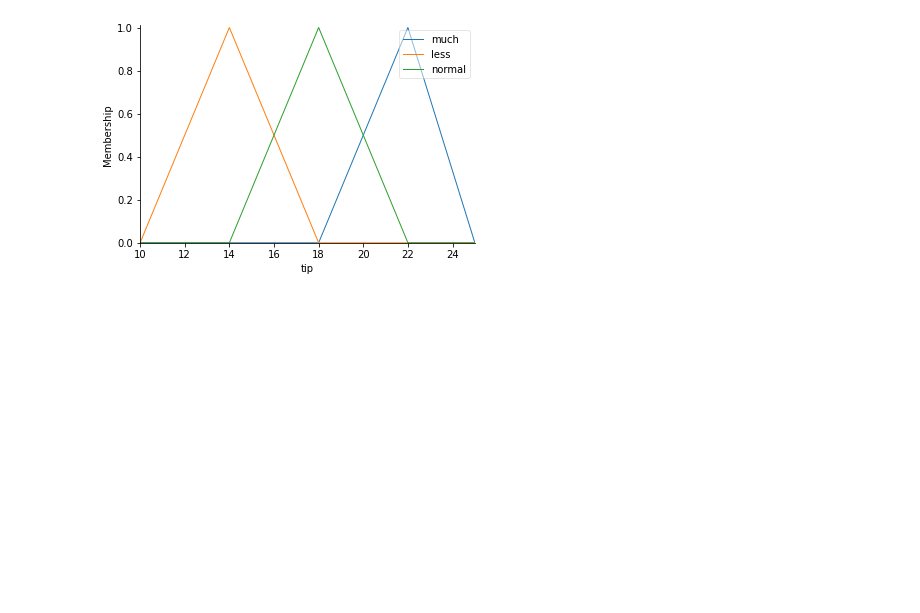
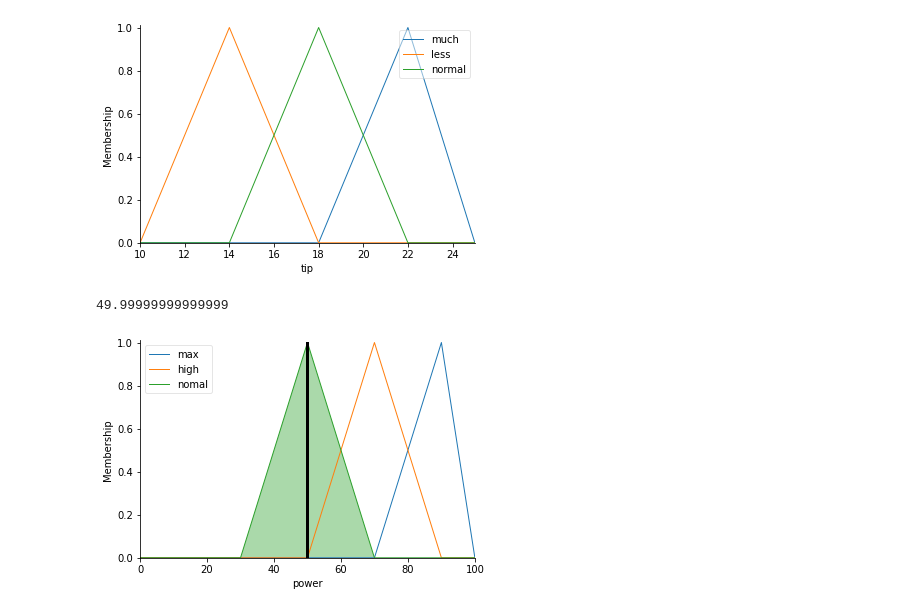
Before and after one commit to LeTienNhan20104048/LeTienNhan20104048, a Jupyter notebook: Tuan_3.ipynb, the cells around one changed output. Drawn from its saved outputs; the diff is of its cells as text; code cells hidden in the pictures; blank space fills up the shorter version.

```diff
--- a/Tuan_3.ipynb
+++ b/Tuan_3.ipynb
@@ -137,3 +137,58 @@ tip.view()
 [figure]
 [figure]
 [figure]
+# %%
+import numpy as np
+import skfuzzy as fuzz
+from skfuzzy import control as ctrl
+time=ctrl.Antecedent(np.arange(10,121,1),'time')
+rice=ctrl.Antecedent(np.arange(100,1001,1),'rice')
+power=ctrl.Consequent(np.arange(0,101,1),'power')
+time['very fast']=fuzz.trimf(time.universe,[10,10,37.5])
+time['fast']=fuzz.trimf(time.universe,[10,37.5,65])
+time['nomal']=fuzz.trimf(time.universe,[37.5,65,92.5])
+time['slow']=fuzz.trimf(time.universe,[65,92.5,120])
+time['very slow']=fuzz.trimf(time.universe,[92.5,120,120])
+rice['very less']=fuzz.trimf(rice.universe,[100,100,325])
+rice['less']=fuzz.trimf(rice.universe,[100,325,550])
+rice['nomal']=fuzz.trimf(rice.universe,[325,550,775])
+rice['much']=fuzz.trimf(rice.universe,[550,775,1000])
+rice['very much']=fuzz.trimf(rice.universe,[775,1000,1000])
+power['max']=fuzz.trimf(power.universe,[70,90,100])
+power['high']=fuzz.trimf(power.universe,[50,70,90])
+power['nomal']=fuzz.trimf(power.universe,[30,50,70])
+rule1=ctrl.Rule(time['very fast'] & rice['very less'],power['nomal'])
+rule2=ctrl.Rule(time['very fast'] & rice['less'],power['nomal'])
+rule3=ctrl.Rule(time['very fast'] & rice['nomal'],power['high'])
+rule4=ctrl.Rule(time['very fast'] & rice['much'],power['max'])
+rule5=ctrl.Rule(time['very fast'] & rice['very much'],power['max'])
+rule6=ctrl.Rule(time['fast'] & rice['very less'],power['nomal'])
+rule7=ctrl.Rule(time['fast'] & rice['less'],power['high'])
+rule8=ctrl.Rule(time['fast'] & rice['nomal'],power['high'])
+rule9=ctrl.Rule(time['fast'] & rice['much'],power['max'])
+rule10=ctrl.Rule(time['fast'] & rice['very much'],power['max'])
+rule11=ctrl.Rule(time['nomal'] & rice['very less'],power['nomal'])
+rule12=ctrl.Rule(time['nomal'] & rice['less'],power['nomal'])
+rule13=ctrl.Rule(time['nomal'] & rice['nomal'],power['nomal'])
+rule14=ctrl.Rule(time['nomal'] & rice['much'],power['high'])
+rule15=ctrl.Rule(time['nomal'] & rice['very much'],power['high'])
+rule16=ctrl.Rule(time['slow'] & rice['very less'],power['nomal'])
+rule17=ctrl.Rule(time['slow'] & rice['less'],power['nomal'])
+rule18=ctrl.Rule(time['slow'] & rice['nomal'],power['high'])
+rule19=ctrl.Rule(time['slow'] & rice['much'],power['high'])
+rule20=ctrl.Rule(time['slow'] & rice['very much'],power['high'])
+rule21=ctrl.Rule(time['very slow'] & rice['very less'],power['nomal'])
+rule22=ctrl.Rule(time['very slow'] & rice['less'],power['nomal'])
+rule23=ctrl.Rule(time['very slow'] & rice['nomal'],power['nomal'])
+rule24=ctrl.Rule(time['very slow'] & rice['much'],power['high'])
+rule25=ctrl.Rule(time['very slow'] & rice['very much'],power['max'])
+cooking_ctrl=ctrl.ControlSystem([rule1,rule2,rule3,rule4,rule5,rule6,rule7,rule8,rule9,rule10,rule11,rule12,rule13,rule14,rule15,rule16,rule17,rule18,rule19,rule20,rule21,rule22,rule23,rule24,rule25])
+cooking=ctrl.ControlSystemSimulation(cooking_ctrl)
+cooking.input['rice']=100
+cooking.input['time']=10
+cooking.compute()
+print(cooking.output["power"])
+power.view(sim=cooking)
+# %% [output]
+49.99999999999999
+[figure, added]
```
Also changed, not shown: parts of 1 cell of this notebook.
